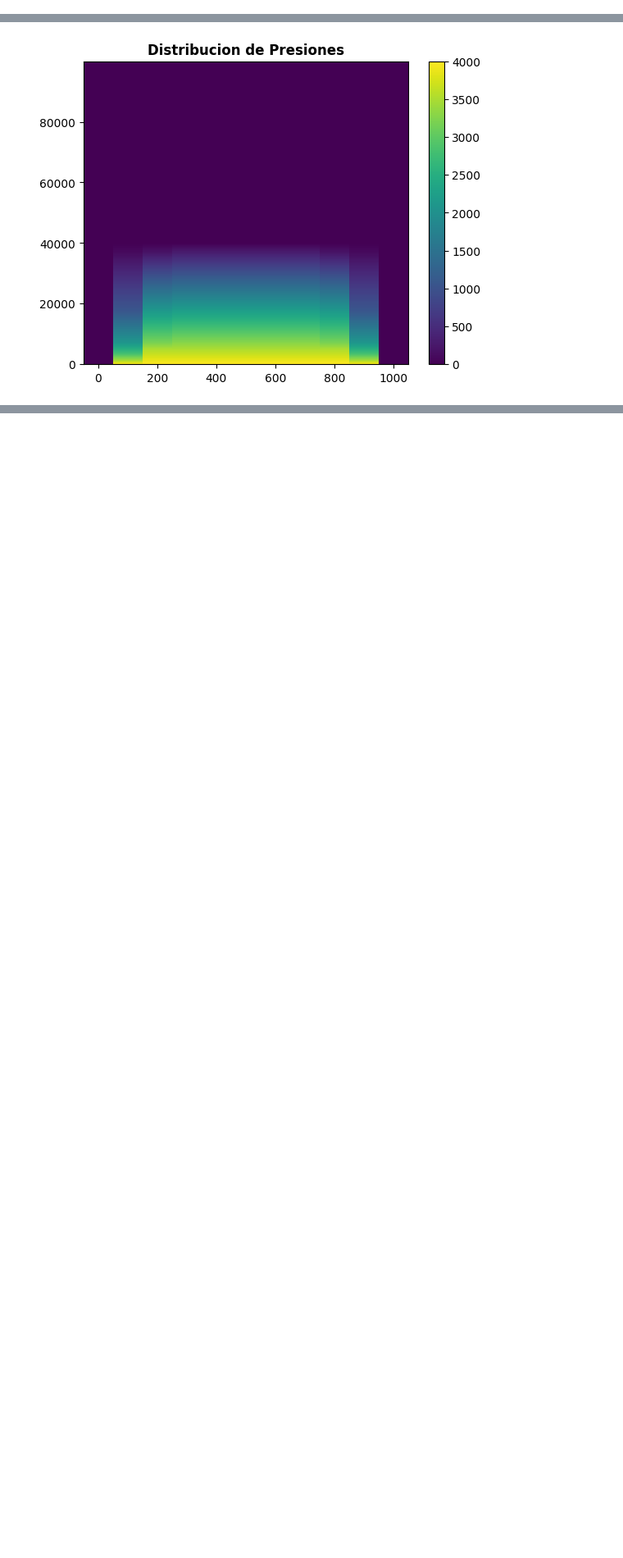
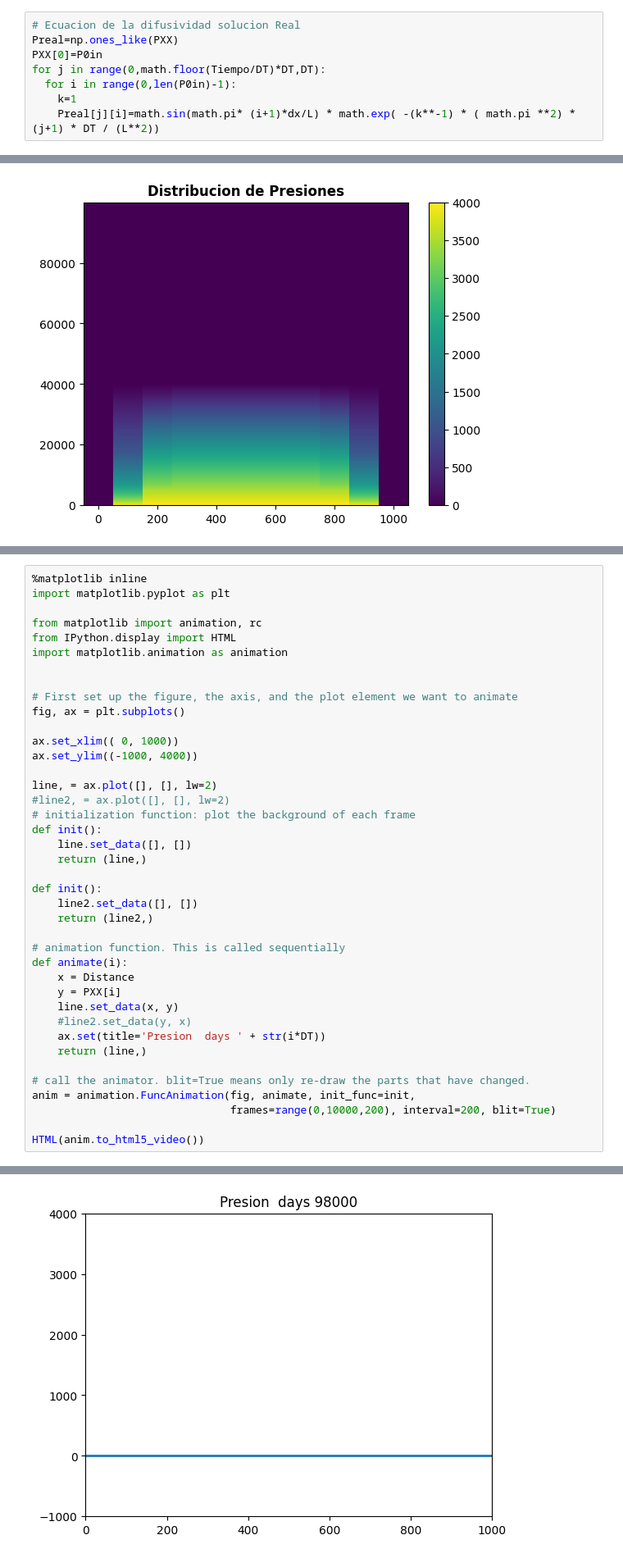
Before and after one commit to luiscarlosm33/SIM_YAC_UPSE2023, a Jupyter notebook: Copy_of_Untitled8.ipynb, the cells around one changed output, grey strips where cells are left out. Shown at 82% size. Drawn from its saved outputs; the diff is of its cells as text; blank space fills up the shorter version.

```diff
--- a/Copy_of_Untitled8.ipynb
+++ b/Copy_of_Untitled8.ipynb
@@ -41,0 +48,8 @@ def Presdt(P1,P2,P3,deltat,deltax):
+# %%
+# Ecuacion de la difusividad solucion Real
+Preal=np.ones_like(PXX)
+PXX[0]=P0in
+for j in range(0,math.floor(Tiempo/DT)*DT,DT):
+  for i in range(0,len(P0in)-1):
+    k=1
+    Preal[j][i]=math.sin(math.pi* (i+1)*dx/L) * math.exp( -(k**-1) * ( math.pi **2) * (j+1) * DT / (L**2))
@@ -92,0 +111,41 @@ for
+# %%
+%matplotlib inline
+import matplotlib.pyplot as plt
+
+from matplotlib import animation, rc
+from IPython.display import HTML
+import matplotlib.animation as animation
+
+
+# First set up the figure, the axis, and the plot element we want to animate
+fig, ax = plt.subplots()
+
+ax.set_xlim(( 0, 1000))
+ax.set_ylim((-1000, 4000))
+
+line, = ax.plot([], [], lw=2)
+#line2, = ax.plot([], [], lw=2)
+# initialization function: plot the background of each frame
+def init():
+    line.set_data([], [])
+    return (line,)
+
+def init():
+    line2.set_data([], [])
+    return (line2,)
+
+# animation function. This is called sequentially
+def animate(i):
+    x = Distance
+    y = PXX[i]
+    line.set_data(x, y)
+    #line2.set_data(y, x)
+    ax.set(title='Presion  days ' + str(i*DT))
+    return (line,)
+
+# call the animator. blit=True means only re-draw the parts that have changed.
+anim = animation.FuncAnimation(fig, animate, init_func=init,
+                               frames=range(0,10000,200), interval=200, blit=True)
+
+HTML(anim.to_html5_video())
+# %% [output]
@@ -92,0 +153 @@ for
+[figure, added]
```
Also changed, not shown: parts of 5 cells of this notebook.
